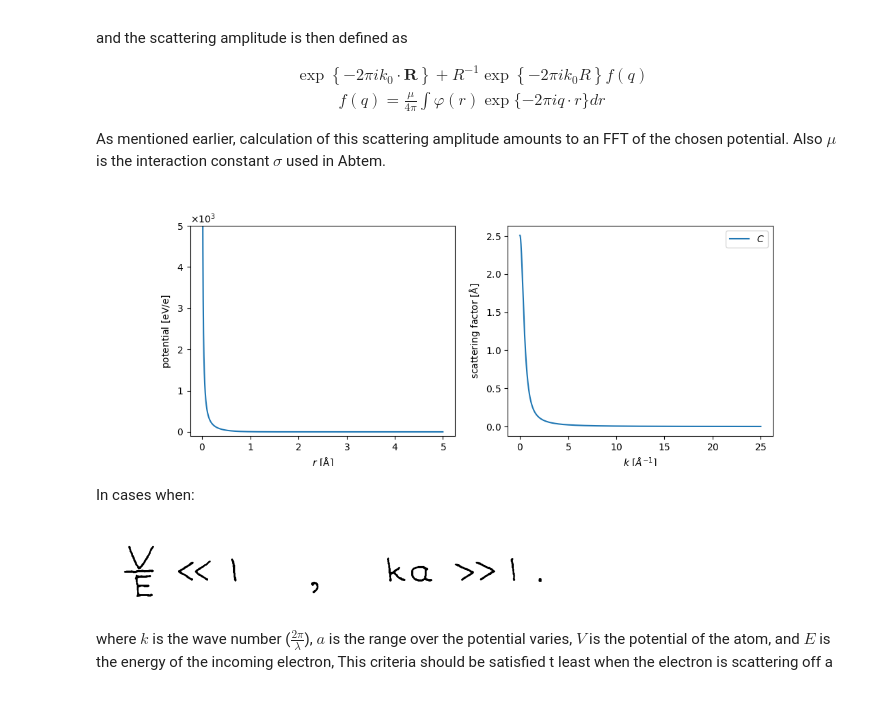
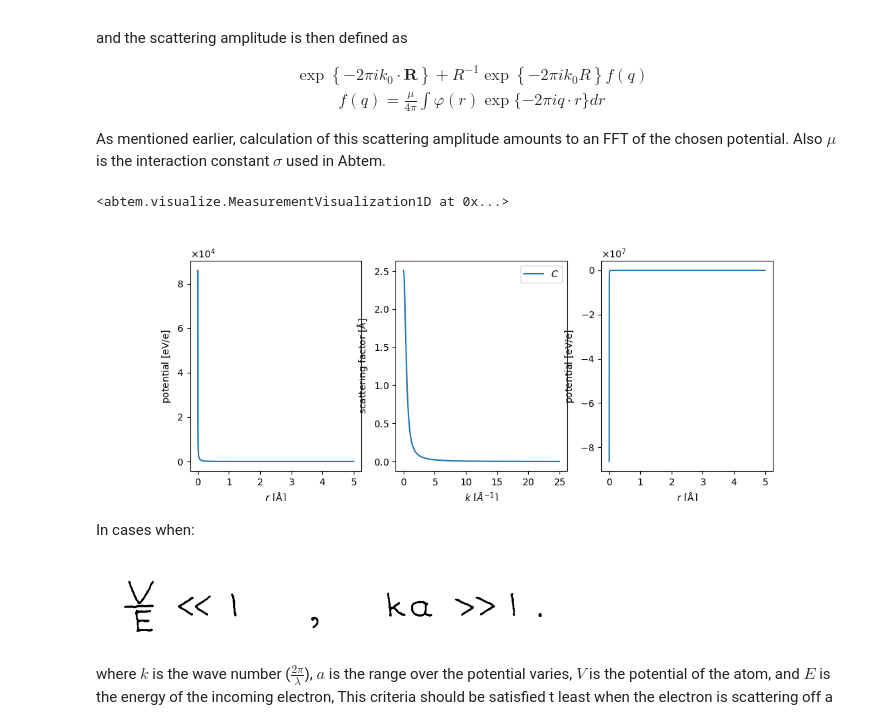
Before and after one commit to DavidLanders95/MonteCarloMS, a Jupyter notebook: Eikonal_scattering.ipynb, the cells around one changed output. Saved outputs shown, nothing was run; the diff lists cells and outputs as text; code cells hidden in the pictures.

```diff
--- a/Eikonal_scattering.ipynb
+++ b/Eikonal_scattering.ipynb
@@ -50,20 +52,22 @@ As mentioned earlier, calculation of this scattering amplitude amounts to an FFT
 # %%
 symbols = ["C"]
 
 parametrization = LobatoParametrization()
 
 potentials = parametrization.line_profiles(symbols, cutoff=5, name="potential")
+dpotentials = parametrization.line_profiles(symbols, cutoff=5, name="potential_derivative")
+
 scattering_factor = parametrization.line_profiles(
     symbols, cutoff=25, name="scattering_factor"
 )
 
-fig, (ax1, ax2) = plt.subplots(1, 2, figsize=(11, 4))
-visualization = potentials.show(ax=ax1, legend=False)
-visualization.set_ylim([-1e2, 5e3])
-
-scattering_factor.show(legend=True, ax=ax2);
+fig, (ax1, ax2, ax3) = plt.subplots(1, 3, figsize=(11, 4))
+dpotentials.show(ax=ax3, legend=False)
+potentials.show(ax=ax1, legend=False)
+scattering_factor.show(legend=True, ax=ax2)
 # %% [output]
+<abtem.visualize.MeasurementVisualization1D at 0x...>
-[figure, old version]
+[figure, new version]
 # %% [markdown]
 In cases when:
 
```
Also changed, not shown: parts of 11 cells of this notebook, 2 other files.
